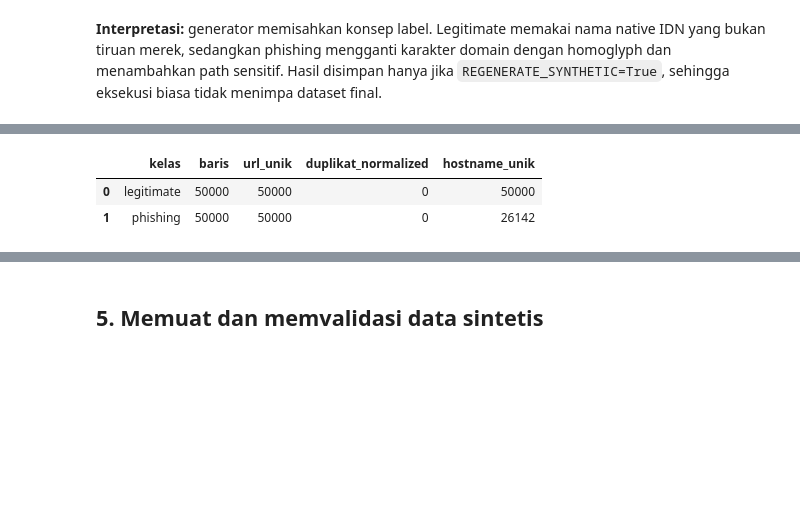
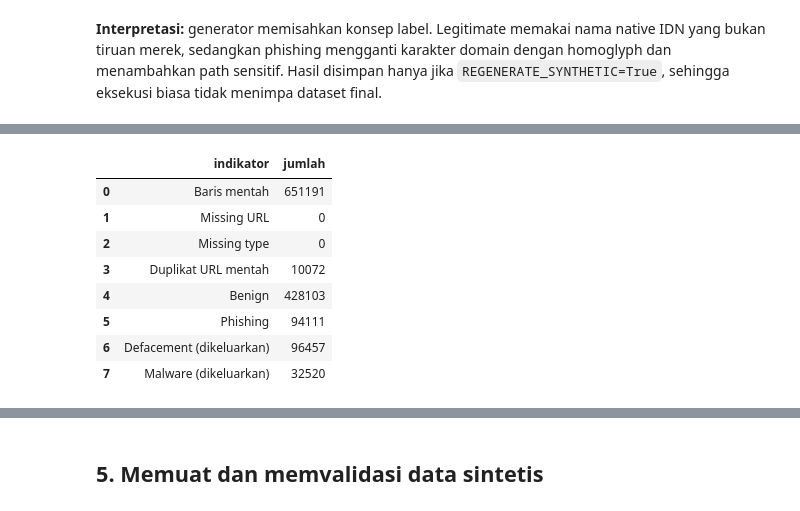
Before and after one commit to gumelarakhirul/NaiveBayes, a Jupyter notebook: Project_Final_NaiveBayes_Punycode_Balanced.ipynb, the cells around one changed output, grey strips where cells are left out. Saved outputs shown, nothing was run; the diff lists cells and outputs as text; code cells hidden in the pictures; blank space fills up the shorter version.

```diff
--- a/Project_Final_NaiveBayes_Punycode_Balanced.ipynb
+++ b/Project_Final_NaiveBayes_Punycode_Balanced.ipynb
@@ -133,46 +159,112 @@ Memakai CSV sintetis final; ubah REGENERATE_SYNTHETIC=True untuk membuat ulang.
 # %%
 def normalize_url(value):
-    raw=unicodedata.normalize("NFKC",html.unescape(str(value).strip()))
-    parsed=urlsplit(raw if "://" in raw else "https://"+raw)
-    hostname=(parsed.hostname or "").lower().rstrip(".")
-    path=parsed.path or "/"
-    return f"{(parsed.scheme or 'https').lower()}://{hostname}{path}" + (
-        f"?{parsed.query}" if parsed.query else "")
+    try:
+        raw=unicodedata.normalize("NFKC",html.unescape(str(value).strip()))
+        parsed=urlsplit(raw if "://" in raw else "https://"+raw)
+        hostname=(parsed.hostname or "").lower().rstrip(".")
+        if not hostname: return ""
+        path=parsed.path or "/"
+        return f"{(parsed.scheme or 'https').lower()}://{hostname}{path}" + (
+            f"?{parsed.query}" if parsed.query else "")
+    except (ValueError,UnicodeError):
+        return ""
 
 def hostname_of(value):
-    parsed=urlsplit(value if "://" in value else "https://"+value)
-    return (parsed.hostname or "").lower().rstrip(".")
+    try:
+        parsed=urlsplit(value if "://" in value else "https://"+value)
+        return (parsed.hostname or "").lower().rstrip(".")
+    except (ValueError,UnicodeError):
+        return ""
 
 phish_all=pd.read_csv(ROOT/"verified_online.csv",usecols=["url"]).dropna()
 phish_all["url"]=phish_all.url.map(normalize_url)
 phish_all=phish_all.drop_duplicates("url")
 phish_hosts=set(phish_all.url.map(hostname_of))
 
 tranco=pd.read_csv(ROOT/"tranco_6WNKX.csv",header=None,
                    names=["rank","domain"],dtype=str).dropna()
 legit_all=pd.DataFrame({"url":("https://"+tranco.domain.str.strip()).map(normalize_url)})
 legit_all=legit_all.drop_duplicates("url")
 legit_all=legit_all[~legit_all.url.map(hostname_of).isin(phish_hosts)]
 
 real_legit=legit_all.sample(50_000,random_state=SEED).assign(
     label=0,source="tranco_real")
 real_phish=phish_all.sample(50_000,random_state=SEED).assign(
     label=1,source="phishtank_real")
 real=pd.concat([real_legit,real_phish],ignore_index=True)
 real["host"]=real.url.map(hostname_of)
 assert real.url.duplicated().sum()==0
 assert set(real_legit.url.map(hostname_of)).isdisjoint(
     set(real_phish.url.map(hostname_of)))
+
+# Audit dan cleaning malicious_phish.csv; hanya benign/phishing sesuai target biner.
+malicious_raw=pd.read_csv(ROOT/'malicious_phish.csv',dtype={'url':'string','type':'string'})
+malicious_audit_before=pd.DataFrame({
+ 'indikator':['Baris mentah','Missing URL','Missing type','Duplikat URL mentah',
+              'Benign','Phishing','Defacement (dikeluarkan)','Malware (dikeluarkan)'],
+ 'jumlah':[len(malicious_raw),int(malicious_raw.url.isna().sum()),
+           int(malicious_raw.type.isna().sum()),int(malicious_raw.url.duplicated().sum()),
+           int((malicious_raw.type.str.lower()=='benign').sum()),
+           int((malicious_raw.type.str.lower()=='phishing').sum()),
+           int((malicious_raw.type.str.lower()=='defacement').sum()),
+           int((malicious_raw.type.str.lower()=='malware').sum())]})
+malicious=malicious_raw.dropna(subset=['url','type']).copy()
+malicious['type']=malicious.type.str.strip().str.lower()
+malicious=malicious[malicious.type.isin(['benign','phishing'])].copy()
+malicious['url']=malicious.url.map(normalize_url)
+malicious['host']=malicious.url.map(hostname_of)
+invalid_normalized=int(malicious.host.eq('').sum())
+malicious=malicious[malicious.host.ne('')].copy()
+malicious['label']=malicious.type.map({'benign':0,'phishing':1}).astype(int)
+normalized_duplicates=int(malicious.url.duplicated().sum())
+url_label_count=malicious.groupby('url').label.nunique()
+conflict_urls=set(url_label_count[url_label_count>1].index)
+malicious=malicious[~malicious.url.isin(conflict_urls)].drop_duplicates('url')
+host_label_count=malicious.groupby('host').label.nunique()
+conflict_hosts=set(host_label_count[host_label_count>1].index)
+malicious=malicious[~malicious.host.isin(conflict_hosts)].copy()
+base_hosts=set(real.host)
+overlap_base_hosts=int(malicious.host.isin(base_hosts).sum())
+malicious=malicious[~malicious.host.isin(base_hosts)].copy()
+malicious['source']='malicious_phish_real'
+external_n=min(50_000,*malicious.groupby('label').size().tolist())
+malicious_balanced=pd.concat([malicious[malicious.label==label].sample(
+    external_n,random_state=SEED+label) for label in (0,1)],ignore_index=True)
+assert malicious_balanced.url.duplicated().sum()==0
+assert malicious_balanced.groupby('host').label.nunique().max()==1
+display(malicious_audit_before)
+display(pd.DataFrame({
+ 'indikator':['URL malformed/hostname kosong','Duplikat normalized ditemukan','Konflik URL lintas label',
+              'Konflik hostname lintas label','Baris overlap sumber utama',
+              'Baris bersih tersedia','Baris balanced digunakan'],
+ 'jumlah':[invalid_normalized,normalized_duplicates,len(conflict_urls),len(conflict_hosts),
+           overlap_base_hosts,len(malicious),len(malicious_balanced)]}))
+display(malicious_balanced.groupby(['source','label']).agg(
+    baris=('url','size'),url_unik=('url','nunique'),hostname_unik=('host','nunique')))
+fig,axes=plt.subplots(1,2,figsize=(12,4))
+malicious_raw.type.str.lower().value_counts().plot.bar(ax=axes[0],title='Label Mentah malicious_phish')
+malicious_balanced.label.value_counts().sort_index().plot.bar(
+    ax=axes[1],title='Label Setelah Cleaning dan Balancing')
+axes[1].set_xticklabels(['Legitimate','Phishing'],rotation=0)
+for ax in axes: ax.set_ylabel('Jumlah'); ax.grid(axis='y',alpha=.25)
+plt.tight_layout(); plt.show()
+
 pd.DataFrame({
     "kelas":["legitimate","phishing"],
     "baris":[len(real_legit),len(real_phish)],
     "url_unik":[real_legit.url.nunique(),real_phish.url.nunique()],
     "duplikat_normalized":[real_legit.url.duplicated().sum(),
                             real_phish.url.duplicated().sum()],
     "hostname_unik":[real_legit.url.map(hostname_of).nunique(),
                      real_phish.url.map(hostname_of).nunique()]
 })
 # %% [output]
-|  | kelas | baris | url_unik | duplikat_normalized | hostname_unik |
-| 0 | legitimate | 50000 | 50000 | 0 | 50000 |
-| 1 | phishing | 50000 | 50000 | 0 | 26142 |
+|  | indikator | jumlah |
+| 0 | Baris mentah | 651191 |
+| 1 | Missing URL | 0 |
+| 2 | Missing type | 0 |
+| 3 | Duplikat URL mentah | 10072 |
+| 4 | Benign | 428103 |
+| 5 | Phishing | 94111 |
+| 6 | Defacement (dikeluarkan) | 96457 |
+| 7 | Malware (dikeluarkan) | 32520 |
```
Also changed, not shown: parts of 26 cells of this notebook, 6 other files.
